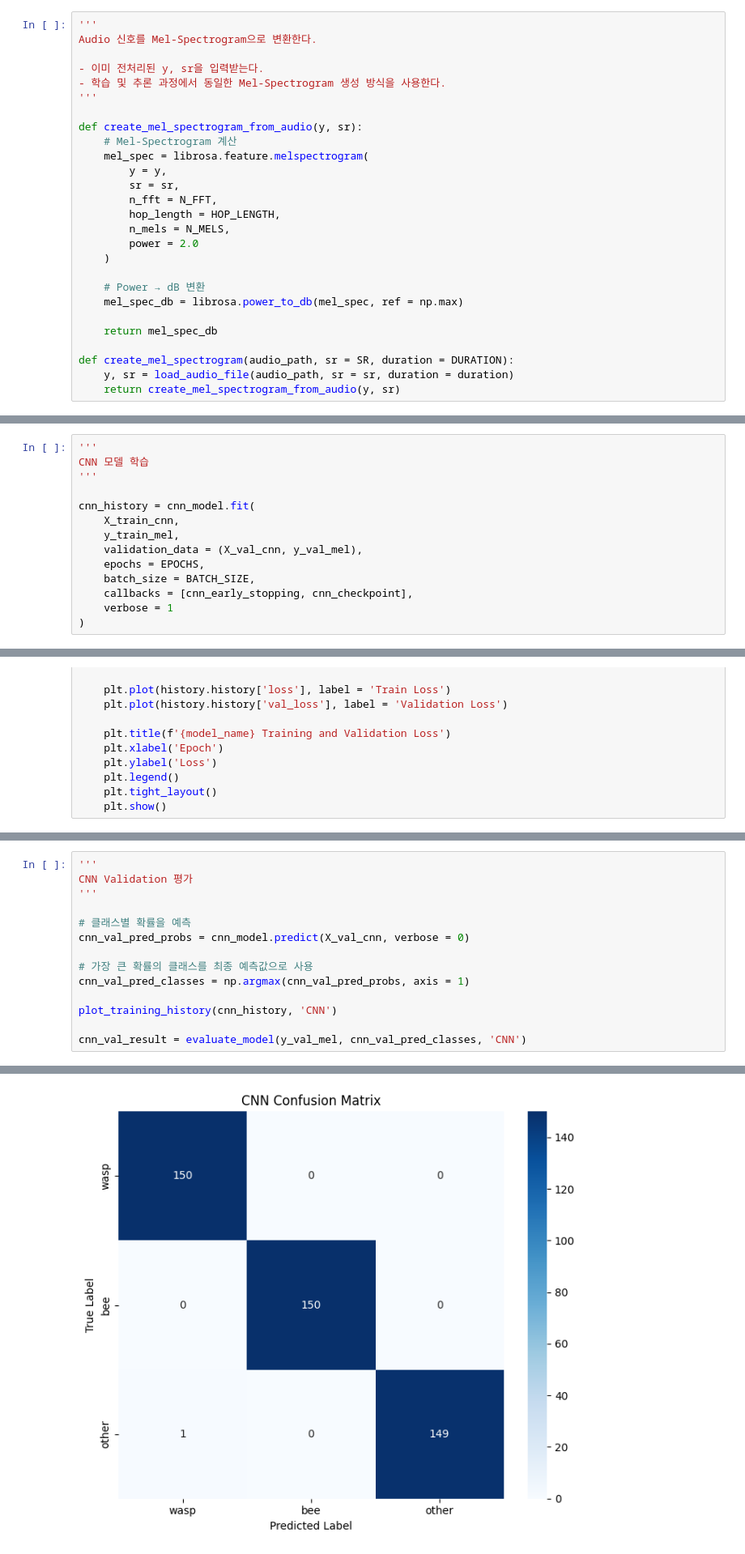
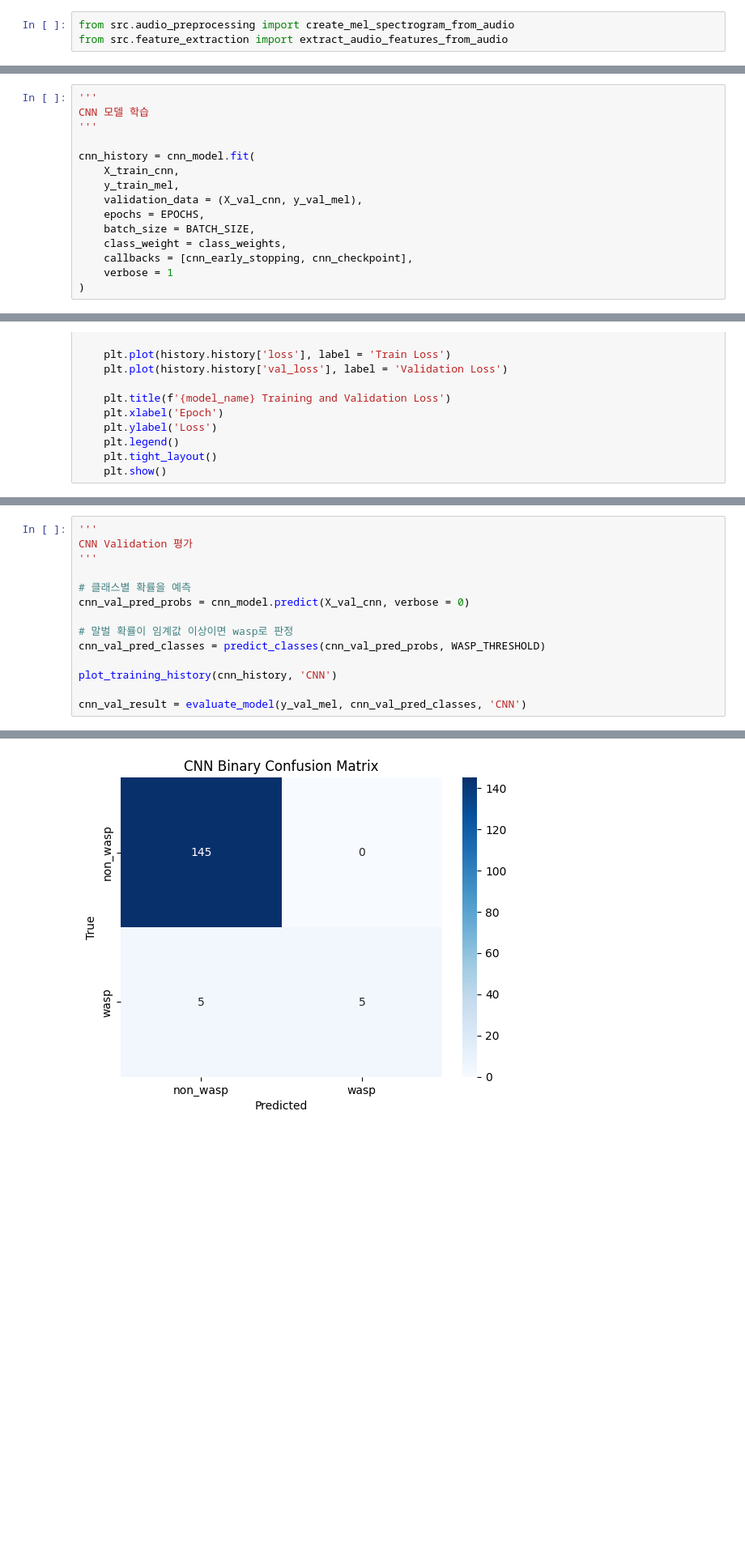
Before and after one commit to AI-First-Team-Project/Buzz, a Jupyter notebook: ai_model/sound_analysis.ipynb, the cells around one changed output, grey strips where cells are left out. Shown at 81% size. Cells and saved outputs as stored; diff of their text form; blank space fills up the shorter version.

```diff
--- a/ai_model/sound_analysis.ipynb
+++ b/ai_model/sound_analysis.ipynb
@@ -453,30 +217,6 @@ plt.show()
 # %% [markdown]
 ## 4-1. Mel-Spectrogram 데이터셋 구성
 # %%
-'''
-Audio 신호를 Mel-Spectrogram으로 변환한다.
-
-- 이미 전처리된 y, sr을 입력받는다.
-- 학습 및 추론 과정에서 동일한 Mel-Spectrogram 생성 방식을 사용한다.
-'''
-
-def create_mel_spectrogram_from_audio(y, sr):
-    # Mel-Spectrogram 계산
-    mel_spec = librosa.feature.melspectrogram(
-        y = y,
-        sr = sr,
-        n_fft = N_FFT,
-        hop_length = HOP_LENGTH,
-        n_mels = N_MELS,
-        power = 2.0
-    )
-
-    # Power → dB 변환
-    mel_spec_db = librosa.power_to_db(mel_spec, ref = np.max)
-
-    return mel_spec_db
-
-def create_mel_spectrogram(audio_path, sr = SR, duration = DURATION):
-    y, sr = load_audio_file(audio_path, sr = sr, duration = duration)
-    return create_mel_spectrogram_from_audio(y, sr)
+from src.audio_preprocessing import create_mel_spectrogram_from_audio
+from src.feature_extraction import extract_audio_features_from_audio
 # %%
@@ -809,6 +597,7 @@ cnn_history = cnn_model.fit(
     validation_data = (X_val_cnn, y_val_mel),
     epochs = EPOCHS,
     batch_size = BATCH_SIZE,
+    class_weight = class_weights,
     callbacks = [cnn_early_stopping, cnn_checkpoint],
     verbose = 1
 )
@@ -953,8 +680,8 @@ CNN Validation 평가
 # 클래스별 확률을 예측
 cnn_val_pred_probs = cnn_model.predict(X_val_cnn, verbose = 0)
 
-# 가장 큰 확률의 클래스를 최종 예측값으로 사용
-cnn_val_pred_classes = np.argmax(cnn_val_pred_probs, axis = 1)
+# 말벌 확률이 임계값 이상이면 wasp로 판정
+cnn_val_pred_classes = predict_classes(cnn_val_pred_probs, WASP_THRESHOLD)
 
 plot_training_history(cnn_history, 'CNN')
 
@@ -975 +700 @@ weighted avg       1.00      1.00      1.00       450
-[figure, old version]
+[figure, new version]
```
Also changed, not shown: parts of 59 cells of this notebook, 11 other files.
